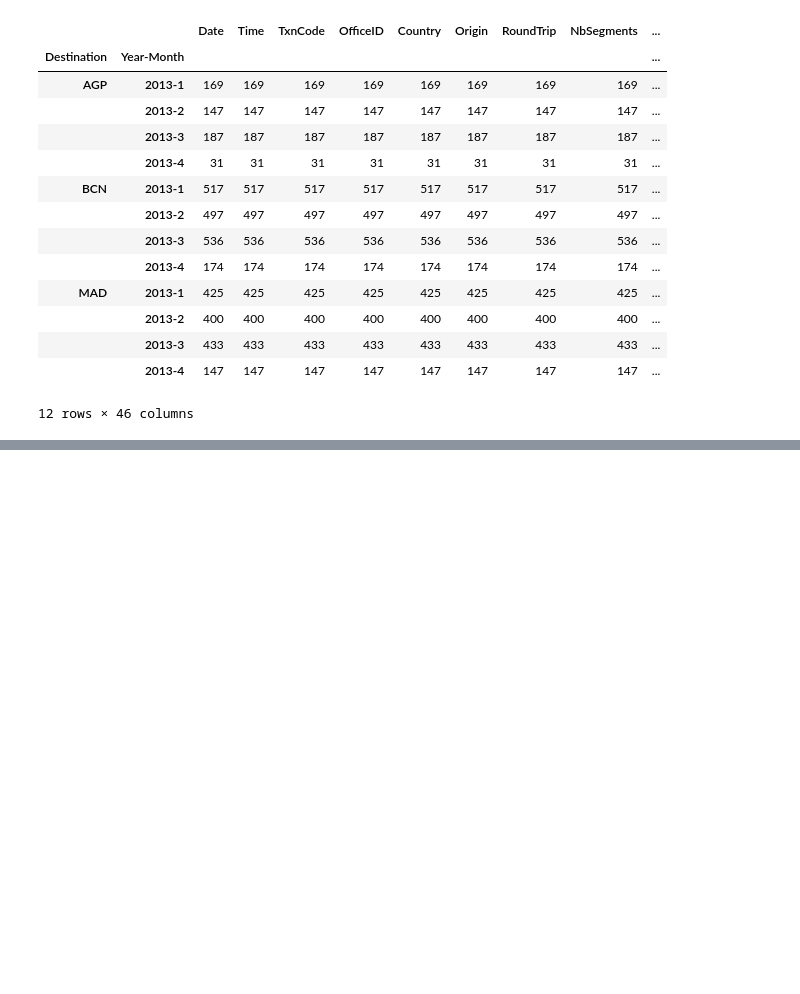
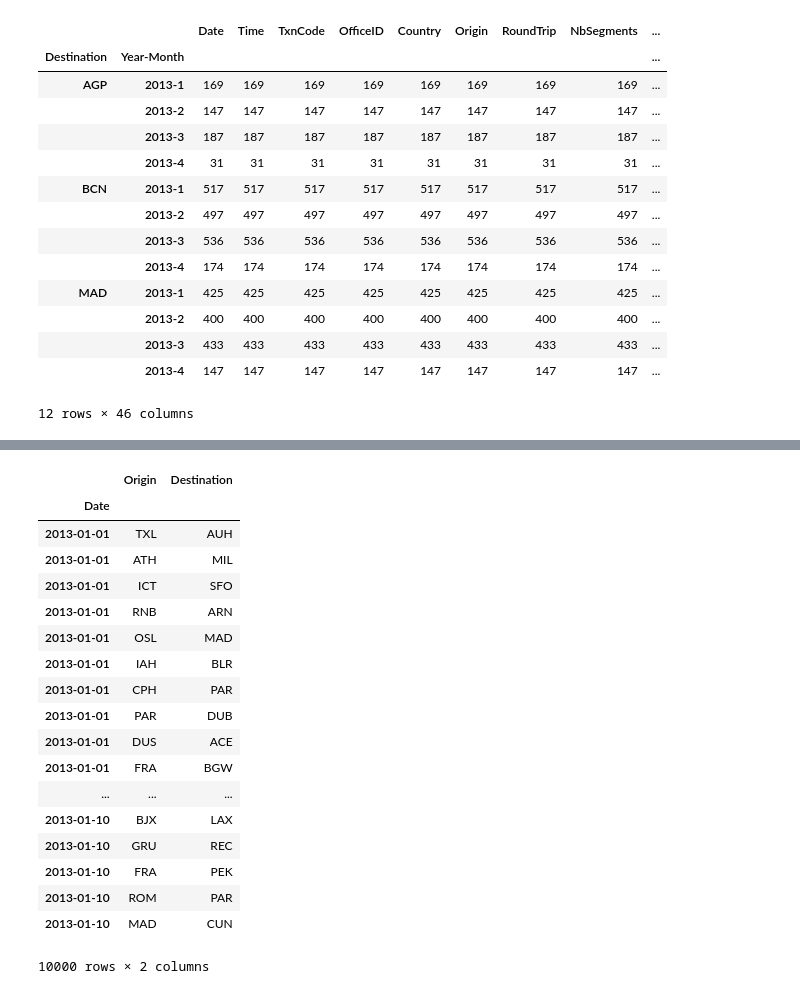
Before and after one commit to nopaixx/data-science, a Jupyter notebook: challenger.ipynb, the cells around one changed output, grey strips where cells are left out. Cells and saved outputs as stored; diff of their text form; code cells hidden in the pictures; blank space fills up the shorter version.

```diff
--- a/challenger.ipynb
+++ b/challenger.ipynb
@@ -388,0 +536,22 @@ sample.groupby(["Destination","Year-Month"]).count()
+# %%
+search.set_index('Date')
+# %% [output]
+|  | Origin | Destination |
+| Date |  |  |
+| 2013-01-01 | TXL | AUH |
+| 2013-01-01 | ATH | MIL |
+| 2013-01-01 | ICT | SFO |
+| 2013-01-01 | RNB | ARN |
+| 2013-01-01 | OSL | MAD |
+| 2013-01-01 | IAH | BLR |
+| 2013-01-01 | CPH | PAR |
+| 2013-01-01 | PAR | DUB |
+| 2013-01-01 | DUS | ACE |
+| 2013-01-01 | FRA | BGW |
+| ... | ... | ... |
+| 2013-01-10 | BJX | LAX |
+| 2013-01-10 | GRU | REC |
+| 2013-01-10 | FRA | PEK |
+| 2013-01-10 | ROM | PAR |
+| 2013-01-10 | MAD | CUN |
+10000 rows × 2 columns
```
Also changed, not shown: parts of 26 cells of this notebook.
